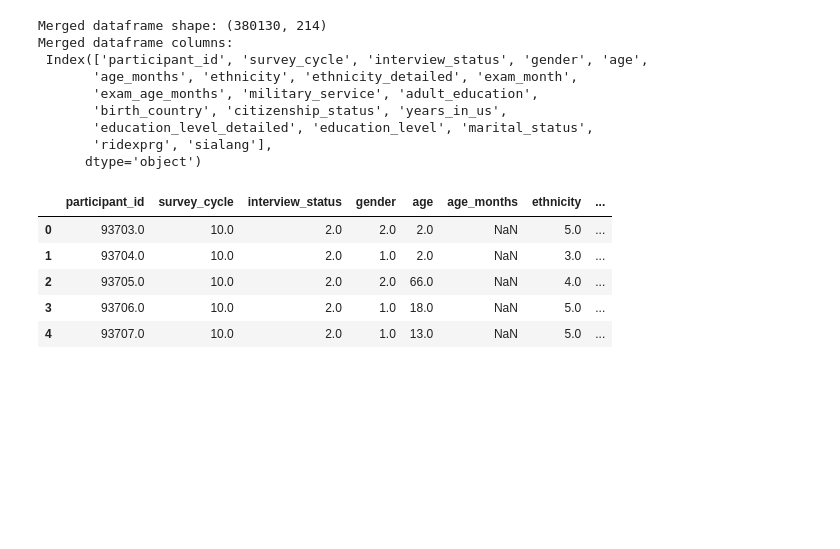
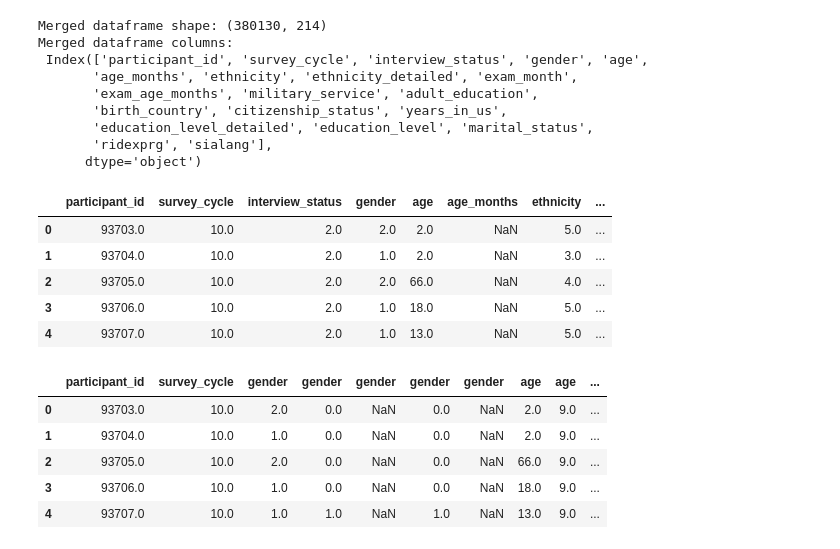
Before and after one commit to OndiekiFrank/type2-diabetes-early-detection-ai-agent, a Jupyter notebook: Notebooks/type2_diabetes_ai_agent.ipynb, the cells around one changed output. Drawn from its saved outputs; the diff is of its cells as text; code cells hidden in the pictures; blank space fills up the shorter version.

Commit message:
Add Step 4.8: Drop unnecessary columns and keep only essential features

```diff
--- a/Notebooks/type2_diabetes_ai_agent.ipynb
+++ b/Notebooks/type2_diabetes_ai_agent.ipynb
@@ -623,3 +623,32 @@ Merged dataframe columns:
 | 2 | 93705.0 | 10.0 | 2.0 | 2.0 | 66.0 | NaN | 4.0 | ... |
 | 3 | 93706.0 | 10.0 | 2.0 | 1.0 | 18.0 | NaN | 5.0 | ... |
 | 4 | 93707.0 | 10.0 | 2.0 | 1.0 | 13.0 | NaN | 5.0 | ... |
+# %%
+# Step 1: Define the list of necessary columns to keep
+necessary_columns = [
+    # NHANES demographic & exam info
+    'participant_id', 'survey_cycle', 'gender', 'age', 'age_months', 'ethnicity',
+    'education_level', 'marital_status', 'weight_kg', 'height_cm', 'bmi',
+    'waist_cm', 'hip_cm', 'systolic_bp', 'diastolic_bp', 'glucose_mg_dl',
+    'total_cholesterol_mg_dl', 'ldl_cholesterol_mg_dl',
+    # Diabetes external dataset features
+    'diabetes_class', 'high_blood_pressure', 'high_cholesterol',
+    'cholesterol_check', 'smoking_status', 'stroke_history', 'heart_disease',
+    'physical_activity', 'fruit_intake', 'vegetable_intake',
+    'heavy_alcohol_consumption', 'any_healthcare_access', 'barrier_to_care',
+    'general_health', 'mental_health_days', 'physical_health_days',
+    'difficulty_walking'
+]
+
+# Step 2: Drop unnecessary columns
+merged_df_clean = merged_df[necessary_columns].copy()
+
+# Step 3: Preview the cleaned dataframe
+merged_df_clean.head()
+# %% [output]
+|  | participant_id | survey_cycle | gender | gender | gender | gender | gender | age | age | ... |
+| 0 | 93703.0 | 10.0 | 2.0 | 0.0 | NaN | 0.0 | NaN | 2.0 | 9.0 | ... |
+| 1 | 93704.0 | 10.0 | 1.0 | 0.0 | NaN | 0.0 | NaN | 2.0 | 9.0 | ... |
+| 2 | 93705.0 | 10.0 | 2.0 | 0.0 | NaN | 0.0 | NaN | 66.0 | 9.0 | ... |
+| 3 | 93706.0 | 10.0 | 1.0 | 0.0 | NaN | 0.0 | NaN | 18.0 | 9.0 | ... |
+| 4 | 93707.0 | 10.0 | 1.0 | 1.0 | NaN | 1.0 | NaN | 13.0 | 9.0 | ... |
```
